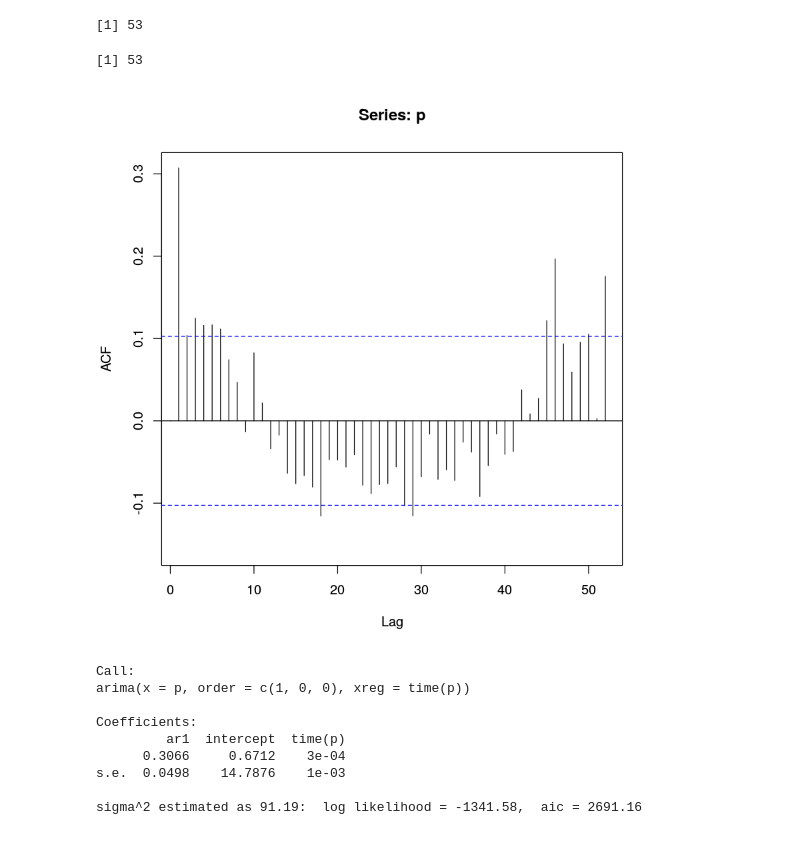
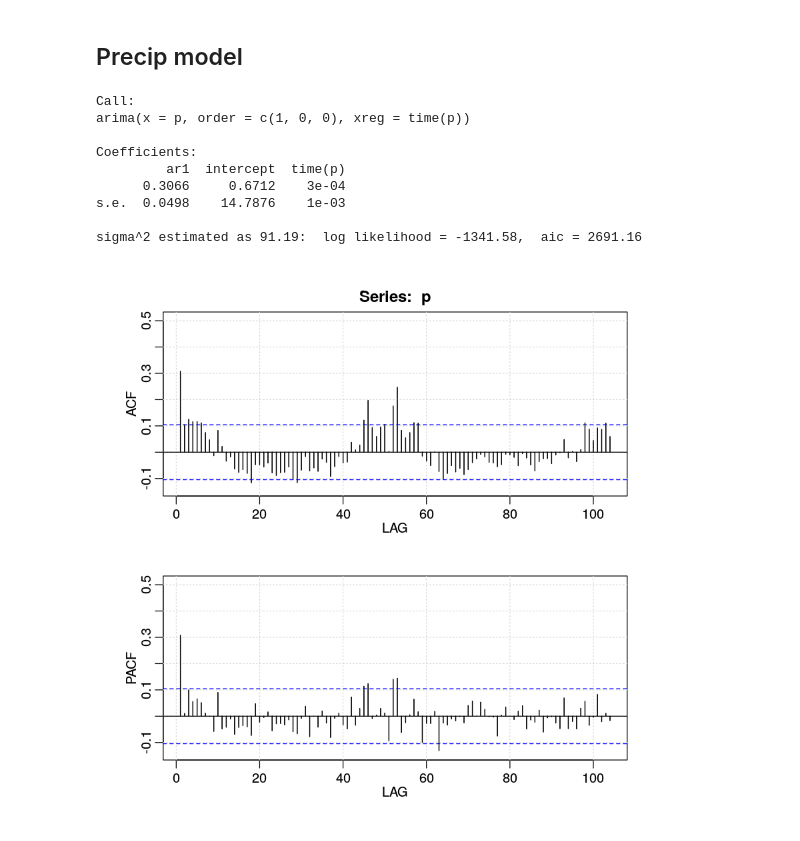
Before and after one commit to gremau/NMEG_seasonality, a Jupyter notebook: mpj_lagged_P_SWC_reg.ipynb, the cells around one changed output. Cells and saved outputs as stored; diff of their text form; code cells hidden in the pictures.

Commit message:
Seasonal timeseries exploratory and modeling analyses

```diff
--- a/mpj_lagged_P_SWC_reg.ipynb
+++ b/mpj_lagged_P_SWC_reg.ipynb
@@ -22,3 +25,26 @@ get_decomp <- function(dframe, freq='Daily', sitename='Site ts decomp', per=52,
     decomp <- as.xts(zoo(decomp_ts1$time.series, index(dframe)))
     return(decomp)
 }
+# %%
+p <- apply.weekly(flux$P_F, sum)
+swc <- apply.weekly(soil$deep_swc_interp, mean)
+nee <- apply.weekly(flux$FC_F_g_int, mean)
+gpp <- apply.weekly(flux$GPP_g_int, mean)
+re <- apply.weekly(flux$RECO_g_int, mean)
+
+#Check for missing data and crop timeseries
+sum(is.na(p))
+p <- p[54:nrow(p)]
+sum(is.na(swc))
+swc <- swc[125:nrow(swc)]
+# Could use other carbon fluxes here
+sum(is.na(nee))
+nee <- nee[54:nrow(nee)]
+
+# Test for stationarity
+# Augemented Dickey-Fuller Test
+# A significant p-value means that no unit root is present (no need for differencing)
+# Rejecting the null hypothesis suggests that a time series as stationary (from the tseries package)
+adf.test(p)
+adf.test(swc)
+adf.test(nee)
@@ -38,29 +83,23 @@ ccf(as.ts(p_d$remainder), as.ts(nee_d$remainder), lag.max=52, na.action=na.omit)
+# %% [markdown]
+## Precip model
 # %%
-library(forecast)
-#Check for missing data and crop timeseries
-sum(is.na(p))
-p <- p[54:nrow(p)]
 # Could use other carbon fluxes here
-sum(is.na(nee))
-fc <- nee[54:nrow(nee)]
-Acf(p, lag.max=52)
-Pacf(p, lag.max=52)
+fc <- nee
+silent <- acf2(p, max.lag=104)
 (fit = arima(p, xreg=time(p), order=c(1, 0, 0)))
 ar1 = as.numeric(fit$coef[1]) # = 0.8272
 p.pw = resid(fit)
 fc.d = resid(lm(fc~time(fc), na.action=NULL))
 fc.fil = filter(fc.d, filter=c(1, -ar1), method="conv", sides=1)
 ccf(p.pw, fc.fil, lag.max=104, main="", ylab="CCF", na.action=na.omit)
 # %% [output]
-[1] 53
+Call:
+arima(x = p, order = c(1, 0, 0), xreg = time(p))
+
+Coefficients:
+         ar1  intercept  time(p)
+      0.3066     0.6712    3e-04
+s.e.  0.0498    14.7876    1e-03
+
+sigma^2 estimated as 91.19:  log likelihood = -1341.58,  aic = 2691.16
-[1] 53
-[figure, old version]
+[figure, new version]
-Call:
-arima(x = p, order = c(1, 0, 0), xreg = time(p))
-
-Coefficients:
-         ar1  intercept  time(p)
-      0.3066     0.6712    3e-04
-s.e.  0.0498    14.7876    1e-03
-
-sigma^2 estimated as 91.19:  log likelihood = -1341.58,  aic = 2691.16
```
Also changed, not shown: parts of 8 cells of this notebook, 1 other file.
